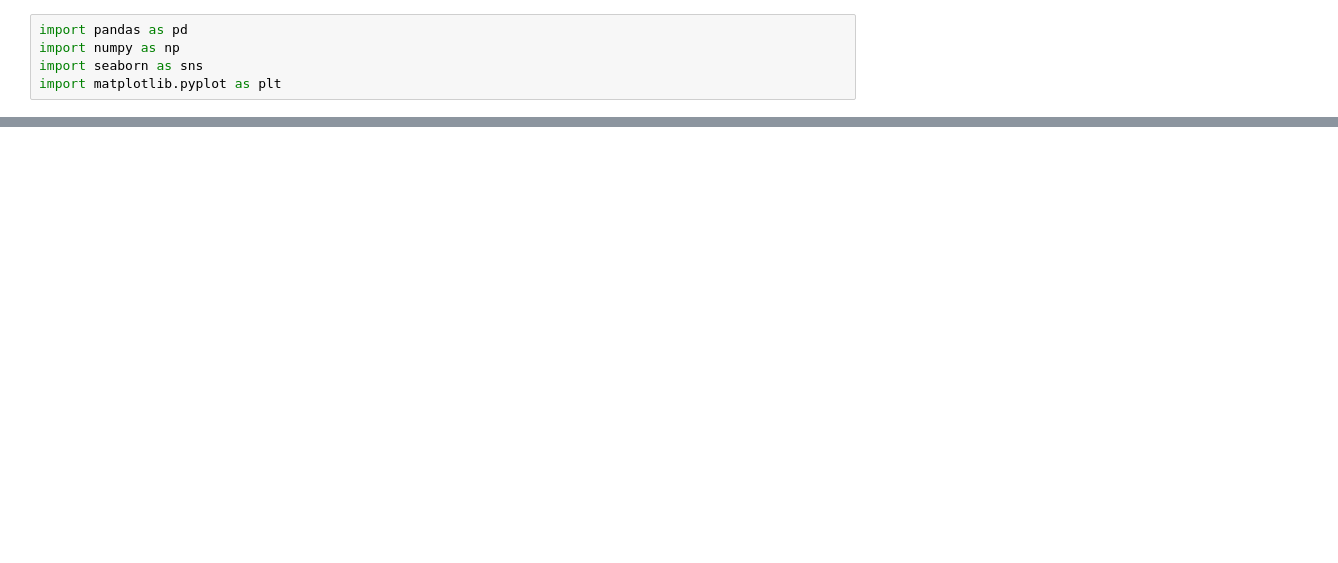
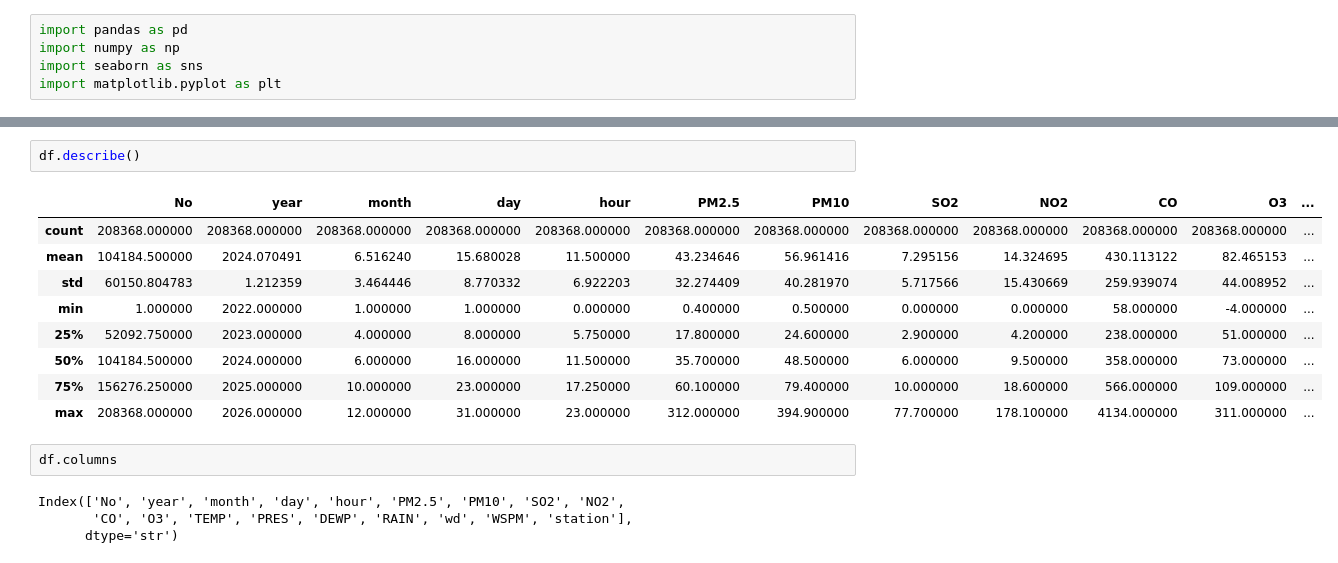
Before and after one commit to iamahnaf/SpikeForecasting, a Jupyter notebook: notebooks/DataProcessing.ipynb, the cells around one changed output, grey strips where cells are left out. Drawn from its saved outputs; the diff is of its cells as text; blank space fills up the shorter version.

```diff
--- a/notebooks/DataProcessing.ipynb
+++ b/notebooks/DataProcessing.ipynb
@@ -7,0 +49,18 @@ df = pd.read_csv("data.csv")
+# %%
+df.describe()
+# %% [output]
+|  | No | year | month | day | hour | PM2.5 | PM10 | SO2 | NO2 | CO | O3 | ... |
+| count | 208368.000000 | 208368.000000 | 208368.000000 | 208368.000000 | 208368.000000 | 208368.000000 | 208368.000000 | 208368.000000 | 208368.000000 | 208368.000000 | 208368.000000 | ... |
+| mean | 104184.500000 | 2024.070491 | 6.516240 | 15.680028 | 11.500000 | 43.234646 | 56.961416 | 7.295156 | 14.324695 | 430.113122 | 82.465153 | ... |
+| std | 60150.804783 | 1.212359 | 3.464446 | 8.770332 | 6.922203 | 32.274409 | 40.281970 | 5.717566 | 15.430669 | 259.939074 | 44.008952 | ... |
+| min | 1.000000 | 2022.000000 | 1.000000 | 1.000000 | 0.000000 | 0.400000 | 0.500000 | 0.000000 | 0.000000 | 58.000000 | -4.000000 | ... |
+| 25% | 52092.750000 | 2023.000000 | 4.000000 | 8.000000 | 5.750000 | 17.800000 | 24.600000 | 2.900000 | 4.200000 | 238.000000 | 51.000000 | ... |
+| 50% | 104184.500000 | 2024.000000 | 6.000000 | 16.000000 | 11.500000 | 35.700000 | 48.500000 | 6.000000 | 9.500000 | 358.000000 | 73.000000 | ... |
+| 75% | 156276.250000 | 2025.000000 | 10.000000 | 23.000000 | 17.250000 | 60.100000 | 79.400000 | 10.000000 | 18.600000 | 566.000000 | 109.000000 | ... |
+| max | 208368.000000 | 2026.000000 | 12.000000 | 31.000000 | 23.000000 | 312.000000 | 394.900000 | 77.700000 | 178.100000 | 4134.000000 | 311.000000 | ... |
+# %%
+df.columns
+# %% [output]
+Index(['No', 'year', 'month', 'day', 'hour', 'PM2.5', 'PM10', 'SO2', 'NO2',
+       'CO', 'O3', 'TEMP', 'PRES', 'DEWP', 'RAIN', 'wd', 'WSPM', 'station'],
+      dtype='str')
```
Also changed, not shown: parts of 10 cells of this notebook.
